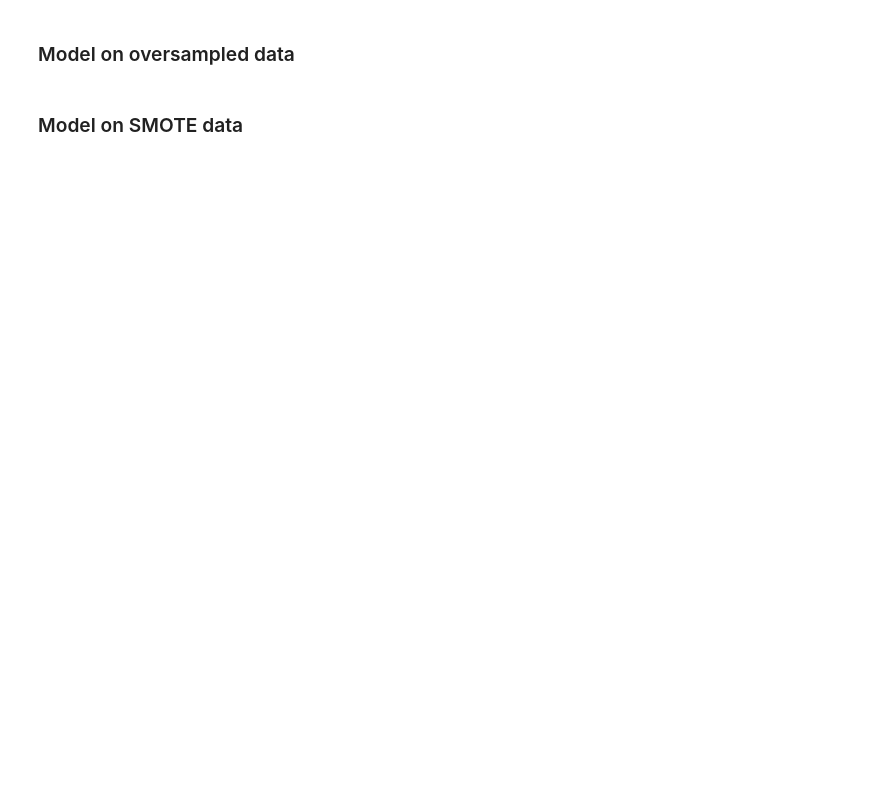
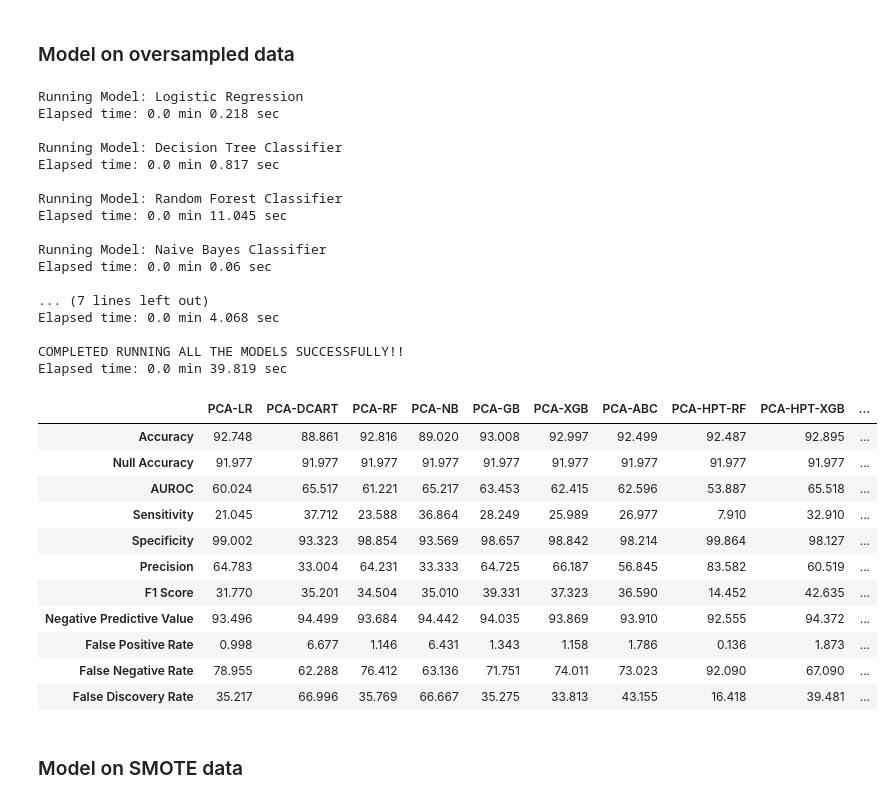
Before and after one commit to Lakshmi-1212/TelecomChurn_CaseStudy, a Jupyter notebook: TelcomChurn_CaseStudy.ipynb, the cells around one changed output. Drawn from its saved outputs; the diff is of its cells as text; code cells hidden in the pictures; blank space fills up the shorter version.

```diff
--- a/TelcomChurn_CaseStudy.ipynb
+++ b/TelcomChurn_CaseStudy.ipynb
@@ -1012,5 +1487,5 @@ model_type_pca_hpt = 'PCA-HPT'
 #### HPT for Random Forest
 # %%
 %%time
-grid_search_rf.fit(X_train_pca,y_train)
-rf_best_est = grid_search_rf.best_estimator_
+random_search_rf.fit(X_train_pca,y_train)
+rf_best_est = random_search_rf.best_estimator_
@@ -1028,7 +1511,37 @@ model_result_pca[f'{model_type_pca_hpt}-XGB'] = model_fit_predict(xgb_best_est,X
 ### Model on oversampled data
 # %%
 run_all_models(X_oversampled_train_pca, X_oversampled_test_pca, y_oversampled_train, y_oversampled_test,'PCA - Oversampled',model_result_pca)
-model_result_pca
+model_result_pca.T
+# %% [output]
+Running Model: Logistic Regression
+Elapsed time: 0.0 min 0.218 sec
+
+Running Model: Decision Tree Classifier
+Elapsed time: 0.0 min 0.817 sec
+
+Running Model: Random Forest Classifier
+Elapsed time: 0.0 min 11.045 sec
+
+Running Model: Naive Bayes Classifier
+Elapsed time: 0.0 min 0.06 sec
+
+... (7 lines left out)
+Elapsed time: 0.0 min 4.068 sec
+
+COMPLETED RUNNING ALL THE MODELS SUCCESSFULLY!!
+Elapsed time: 0.0 min 39.819 sec
+|  | PCA-LR | PCA-DCART | PCA-RF | PCA-NB | PCA-GB | PCA-XGB | PCA-ABC | PCA-HPT-RF | PCA-HPT-XGB | ... |
+| Accuracy | 92.748 | 88.861 | 92.816 | 89.020 | 93.008 | 92.997 | 92.499 | 92.487 | 92.895 | ... |
+| Null Accuracy | 91.977 | 91.977 | 91.977 | 91.977 | 91.977 | 91.977 | 91.977 | 91.977 | 91.977 | ... |
+| AUROC | 60.024 | 65.517 | 61.221 | 65.217 | 63.453 | 62.415 | 62.596 | 53.887 | 65.518 | ... |
+| Sensitivity | 21.045 | 37.712 | 23.588 | 36.864 | 28.249 | 25.989 | 26.977 | 7.910 | 32.910 | ... |
+| Specificity | 99.002 | 93.323 | 98.854 | 93.569 | 98.657 | 98.842 | 98.214 | 99.864 | 98.127 | ... |
+| Precision | 64.783 | 33.004 | 64.231 | 33.333 | 64.725 | 66.187 | 56.845 | 83.582 | 60.519 | ... |
+| F1 Score | 31.770 | 35.201 | 34.504 | 35.010 | 39.331 | 37.323 | 36.590 | 14.452 | 42.635 | ... |
+| Negative Predictive Value | 93.496 | 94.499 | 93.684 | 94.442 | 94.035 | 93.869 | 93.910 | 92.555 | 94.372 | ... |
+| False Positive Rate | 0.998 | 6.677 | 1.146 | 6.431 | 1.343 | 1.158 | 1.786 | 0.136 | 1.873 | ... |
+| False Negative Rate | 78.955 | 62.288 | 76.412 | 63.136 | 71.751 | 74.011 | 73.023 | 92.090 | 67.090 | ... |
+| False Discovery Rate | 35.217 | 66.996 | 35.769 | 66.667 | 35.275 | 33.813 | 43.155 | 16.418 | 39.481 | ... |
 # %% [markdown]
 ### Model on SMOTE data
 # %%
```
Also changed, not shown: parts of 105 cells of this notebook.
